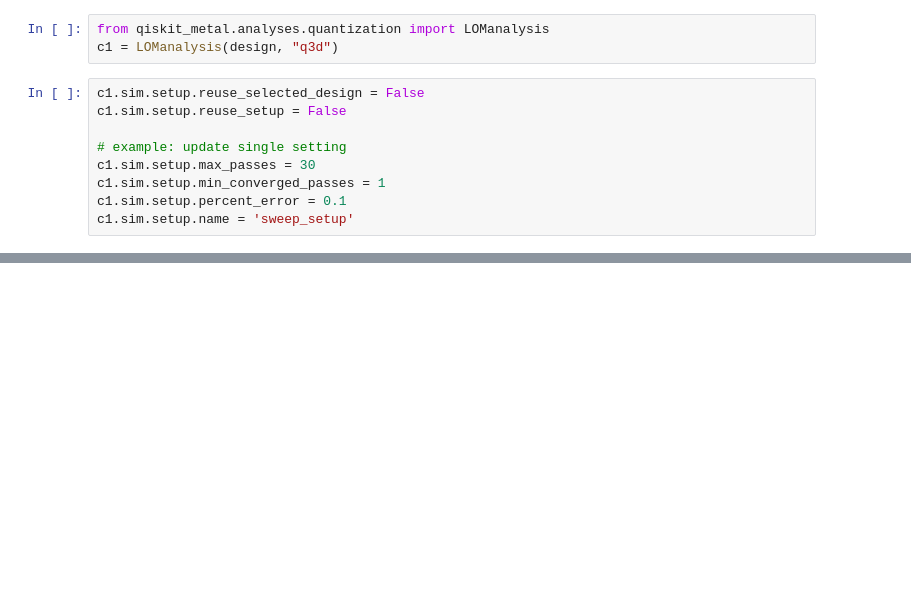
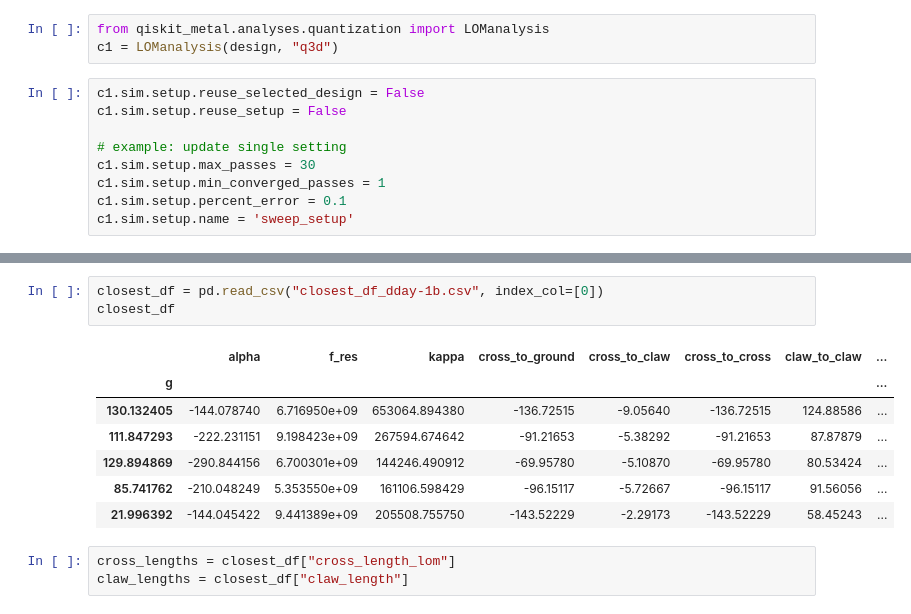
Before and after one commit to LFL-Lab/full_device_epr, a Jupyter notebook: full_device_sim.ipynb, the cells around one changed output, grey strips where cells are left out. Cells and saved outputs as stored; diff of their text form; blank space fills up the shorter version.

```diff
--- a/full_device_sim.ipynb
+++ b/full_device_sim.ipynb
@@ -345,0 +266,14 @@ readout_connector_arm_xmon                    89.29423
+# %%
+closest_df = pd.read_csv("closest_df_dday-1b.csv", index_col=[0])
+closest_df
+# %% [output]
+|  | alpha | f_res | kappa | cross_to_ground | cross_to_claw | cross_to_cross | claw_to_claw | ... |
+| g |  |  |  |  |  |  |  | ... |
+| 130.132405 | -144.078740 | 6.716950e+09 | 653064.894380 | -136.72515 | -9.05640 | -136.72515 | 124.88586 | ... |
+| 111.847293 | -222.231151 | 9.198423e+09 | 267594.674642 | -91.21653 | -5.38292 | -91.21653 | 87.87879 | ... |
+| 129.894869 | -290.844156 | 6.700301e+09 | 144246.490912 | -69.95780 | -5.10870 | -69.95780 | 80.53424 | ... |
+| 85.741762 | -210.048249 | 5.353550e+09 | 161106.598429 | -96.15117 | -5.72667 | -96.15117 | 91.56056 | ... |
+| 21.996392 | -144.045422 | 9.441389e+09 | 205508.755750 | -143.52229 | -2.29173 | -143.52229 | 58.45243 | ... |
+# %%
+cross_lengths = closest_df["cross_length_lom"]
+claw_lengths = closest_df["claw_length"]
```
Also changed, not shown: parts of 12 cells of this notebook, 8 other files.
